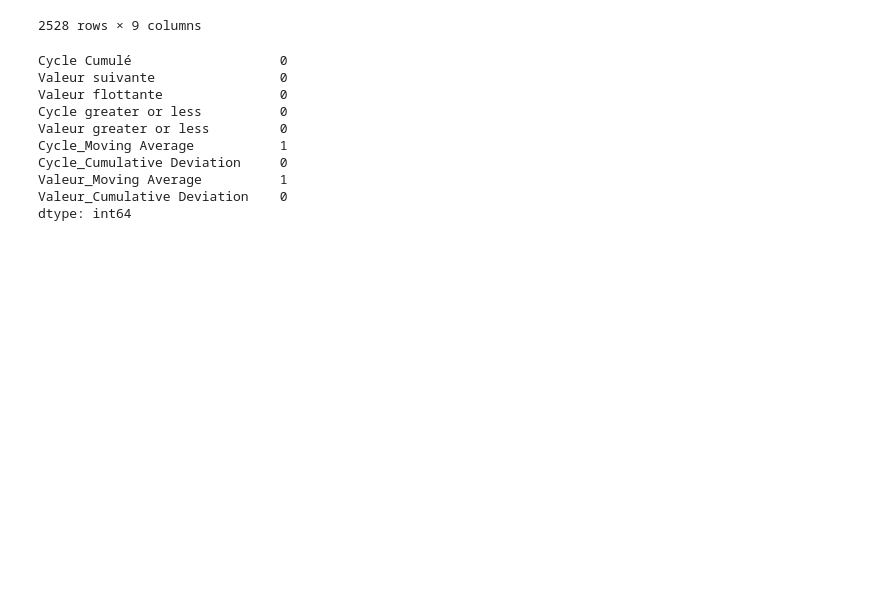
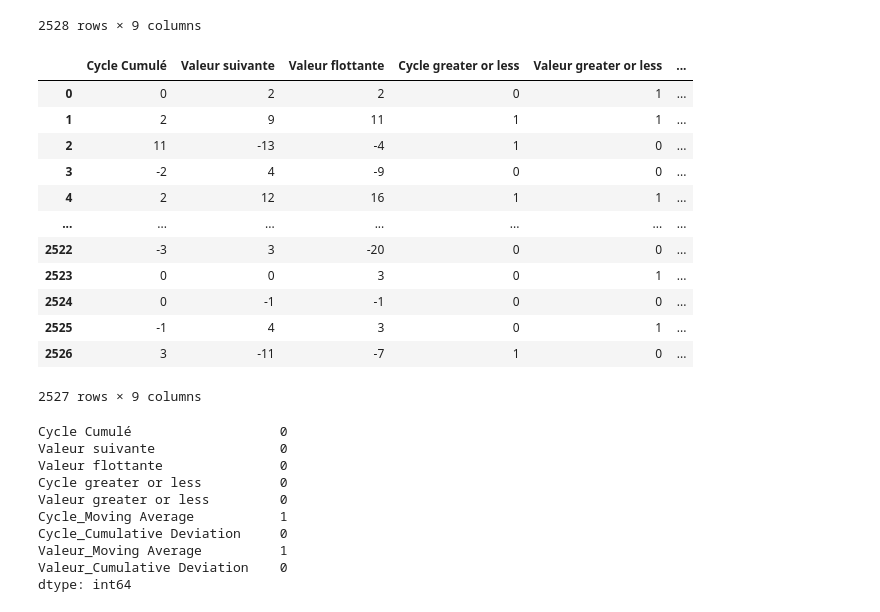
Before and after one commit to vijays4404/TimeSeries, a Jupyter notebook: oscillation-prediction.ipynb, the cells around one changed output. Cells and saved outputs as stored; diff of their text form; code cells hidden in the pictures; blank space fills up the shorter version.

```diff
--- a/oscillation-prediction.ipynb
+++ b/oscillation-prediction.ipynb
@@ -54,6 +38,3 @@ min(df['Valeur suivante'])
-# %%
-x=df[list(df.columns[:2])]
-y=df[df.columns[-1]]
 # %%
 x
 # %% [output]
@@ -193,3 +176,21 @@ df_new
+# %%
+df_new=df_new.drop(index=2527,axis=0)
+# %%
+df_new
+# %% [output]
+|  | Cycle Cumulé | Valeur suivante | Valeur flottante | Cycle greater or less | Valeur greater or less | ... |
+| 0 | 0 | 2 | 2 | 0 | 1 | ... |
+| 1 | 2 | 9 | 11 | 1 | 1 | ... |
+| 2 | 11 | -13 | -4 | 1 | 0 | ... |
+| 3 | -2 | 4 | -9 | 0 | 0 | ... |
+| 4 | 2 | 12 | 16 | 1 | 1 | ... |
+| ... | ... | ... | ... | ... | ... | ... |
+| 2522 | -3 | 3 | -20 | 0 | 0 | ... |
+| 2523 | 0 | 0 | 3 | 0 | 1 | ... |
+| 2524 | 0 | -1 | -1 | 0 | 0 | ... |
+| 2525 | -1 | 4 | 3 | 0 | 1 | ... |
+| 2526 | 3 | -11 | -7 | 1 | 0 | ... |
+2527 rows × 9 columns
 # %%
 df_new.isna().sum()
 # %% [output]
```
Also changed, not shown: parts of 17 cells of this notebook.
